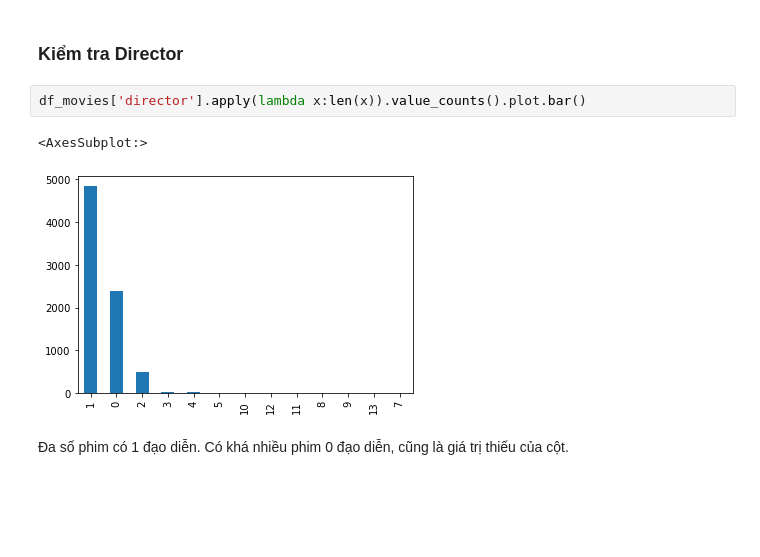
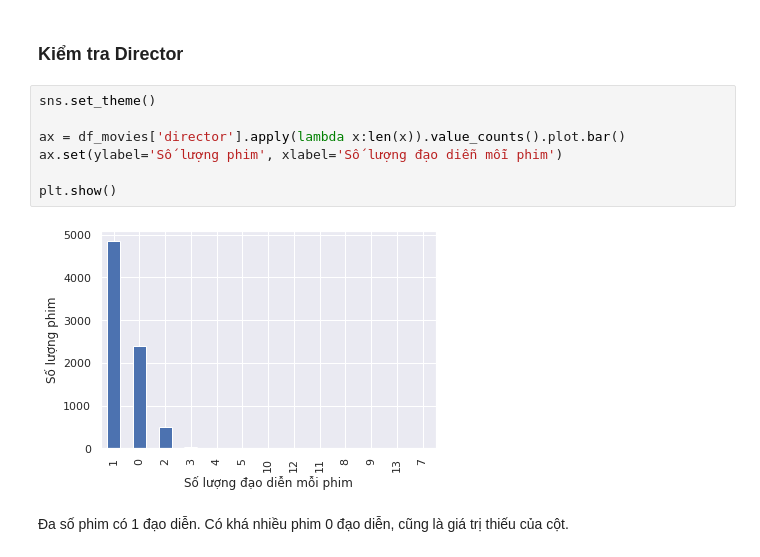
Before and after one commit to sgrayk/P4DS, a Jupyter notebook: Netflix Data Analysis.ipynb, the cells around one changed output. Saved outputs shown, nothing was run; the diff lists cells and outputs as text; blank space fills up the shorter version.

```diff
--- a/Netflix Data Analysis.ipynb
+++ b/Netflix Data Analysis.ipynb
@@ -509,10 +514,14 @@ df_movies.loc[df_movies['date_added'].dt.year < df_movies['release_year'],['type
 # %% [markdown]
 ### Kiểm tra Director
 # %%
-df_movies['director'].apply(lambda x:len(x)).value_counts().plot.bar()
+sns.set_theme()
+
+ax = df_movies['director'].apply(lambda x:len(x)).value_counts().plot.bar()
+ax.set(ylabel='Số lượng phim', xlabel='Số lượng đạo diễn mỗi phim')
+
+plt.show()
 # %% [output]
-<AxesSubplot:>
-[figure, old version]
+[figure, new version]
 # %% [markdown]
 Đa số phim có 1 đạo diễn. Có khá nhiều phim 0 đạo diễn, cũng là giá trị thiếu của cột.
 # %%
```
Also changed, not shown: parts of 44 cells of this notebook.
